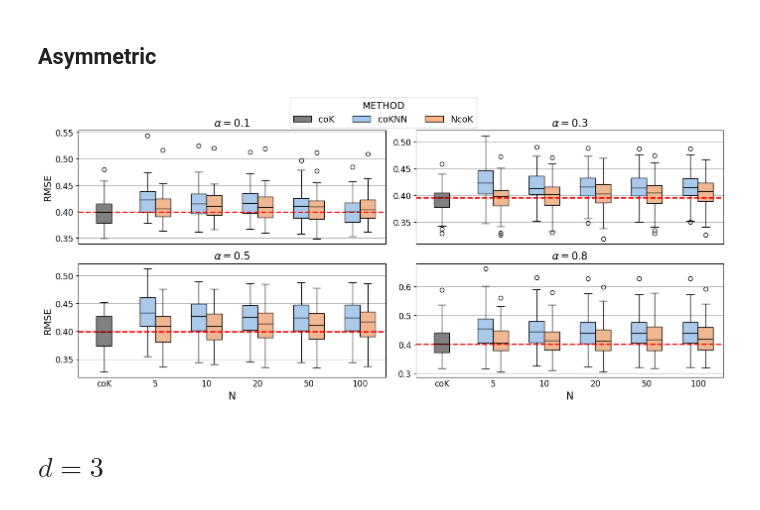
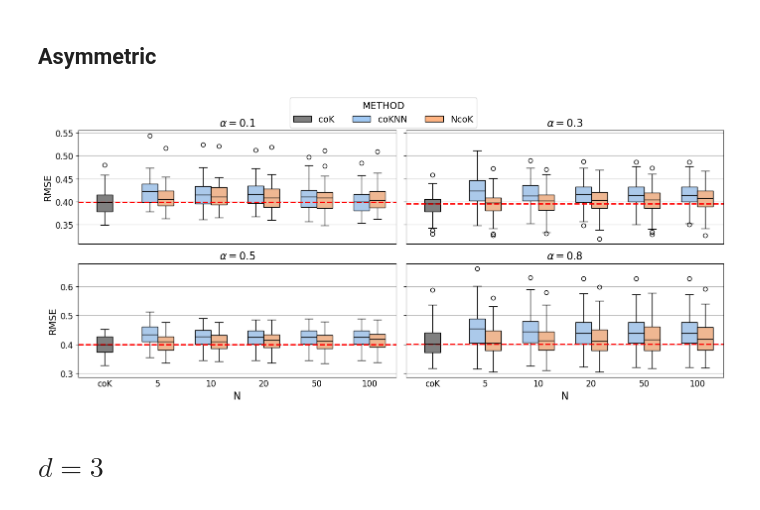
Before and after one commit to AlejandroVillazonG/NestedCoKriging, a Jupyter notebook: graficos.ipynb, the cells around one changed output. Drawn from its saved outputs; the diff is of its cells as text; code cells hidden in the pictures.

```diff
--- a/graficos.ipynb
+++ b/graficos.ipynb
@@ -143,7 +182,7 @@ plt.savefig(f'boxplots_{d}_2.png', dpi=200, bbox_inches='tight')
 # %% [markdown]
 ## Asymmetric
 # %%
-df = pd.read_csv('asymmetric.csv', sep=';')
+df = pd.read_csv('results_asymmetric.csv', sep=';')
 groups = df.groupby(by='a')
 # %%
 def boxplots_2(data, ax, title='', n=5_000, width_cok=0.2):
@@ -169,24 +209,24 @@ legend_elements_asymmetric = [
     mpatches.Patch(facecolor=sns.color_palette('pastel')[1], edgecolor='k', label='NcoK'),
 ]
 # %%
-fig, axs = plt.subplots(2,2,sharex=True, figsize=(14,6))
+fig, axs = plt.subplots(2, 2, sharex=True, sharey='row', figsize=(14,6))
 for i, ((key, group), ax) in enumerate(zip(groups, axs.flatten()), 1):
     a_x = float(key[2:4])
     title = fr'$\alpha={a_x}$'
     boxplots_2(group, ax, title, n=1_000, width_cok=0.3)
     if i in [3,4]:
         ax.set_xlabel('N', fontsize=15)
     if i in [1,3]:
         ax.set_ylabel('RMSE', fontsize=14)
 
 fig.legend(handles=legend_elements_asymmetric, loc='upper center', title='METHOD',
            ncol=len(legend_elements_asymmetric), bbox_to_anchor=(0.5, 1.06),
            fontsize=13, title_fontsize=14
            )
 fig.tight_layout()
-fig.savefig('boxplot_asymmetric.png', dpi=200, bbox_inches='tight')
+# fig.savefig('boxplot_asymmetric.png', dpi=200, bbox_inches='tight')
 # %% [output]
-[figure, old version]
+[figure, new version]
 # %% [markdown]
 # $d=3$
 # %%
```
Also changed, not shown: parts of 6 cells of this notebook.
